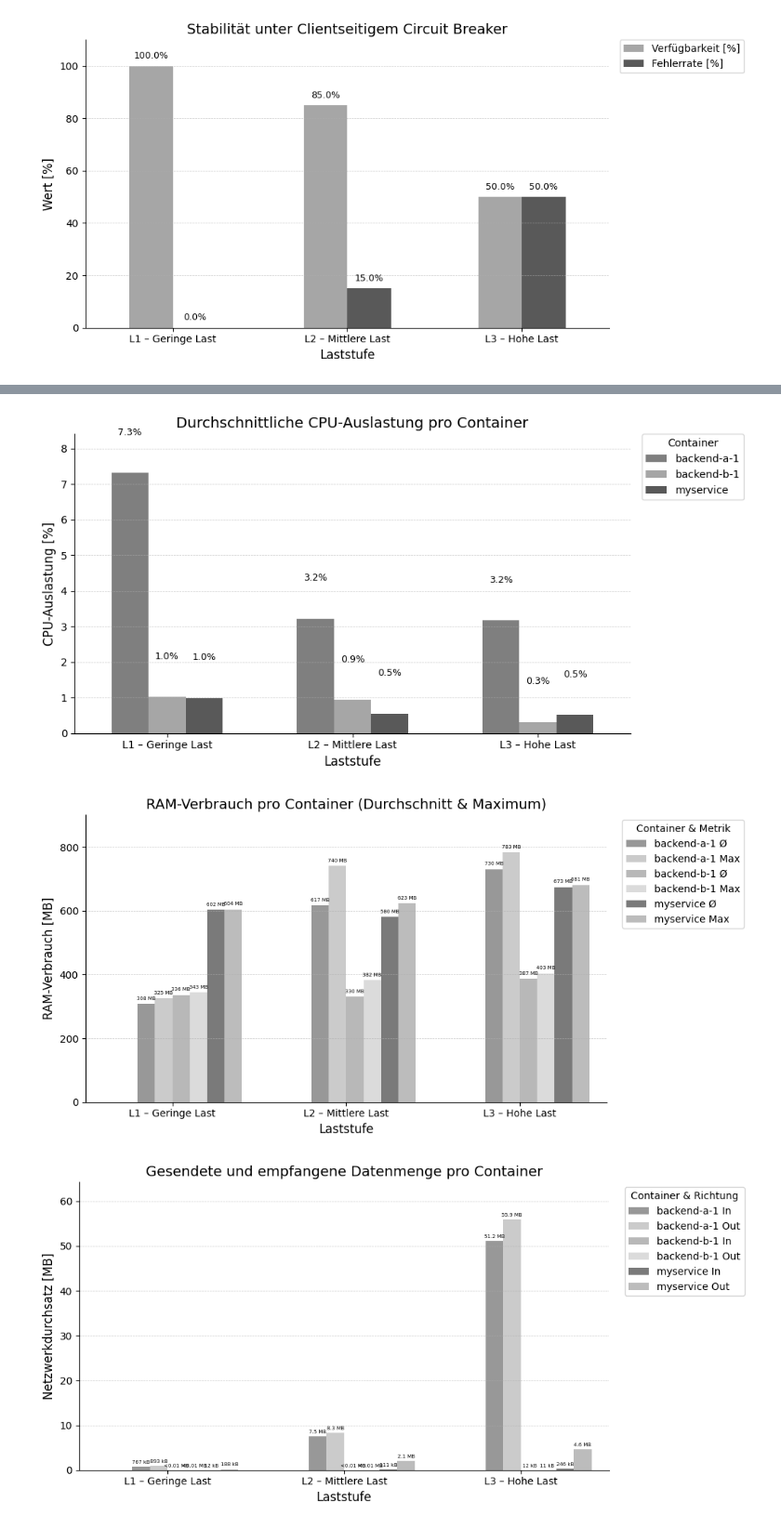
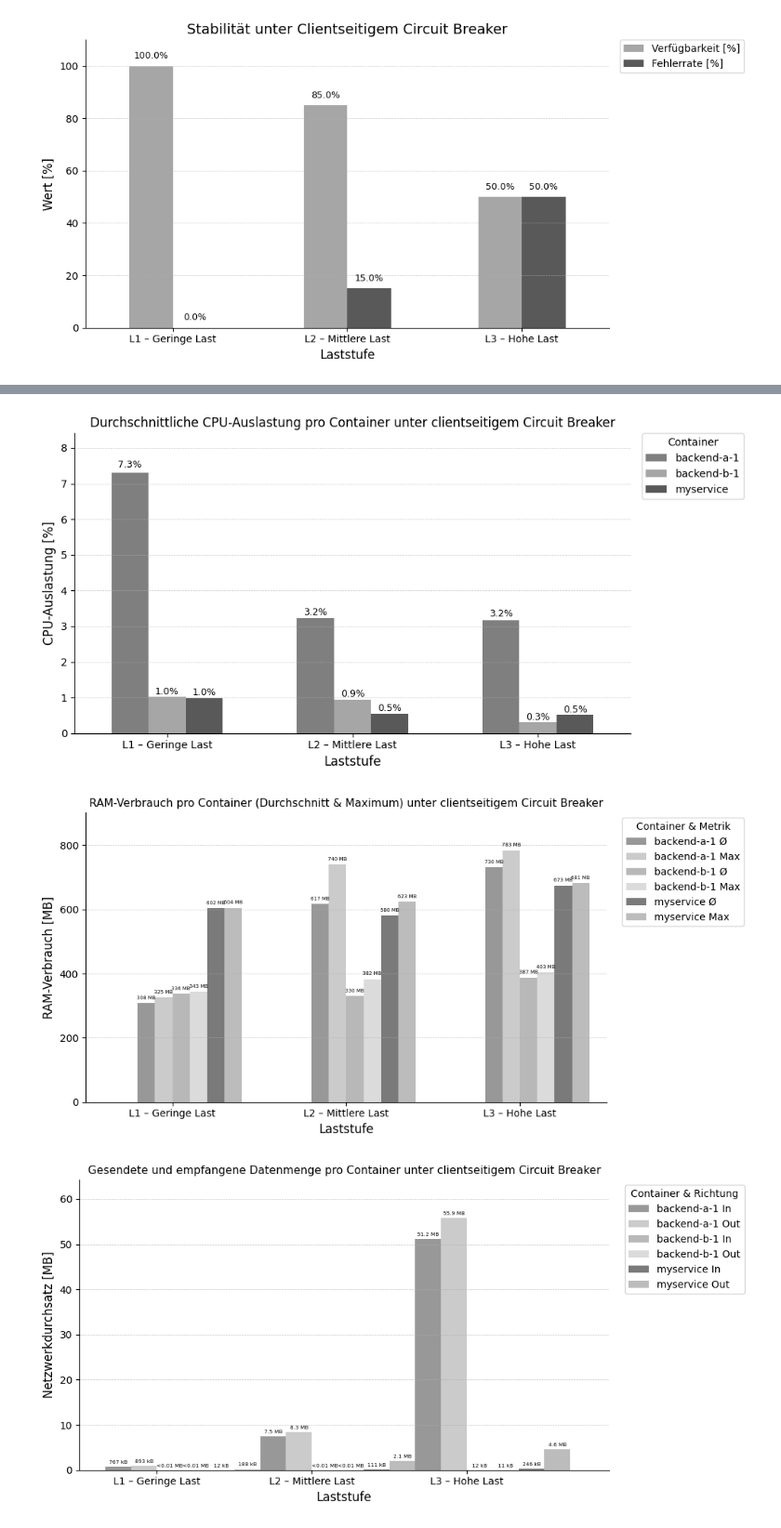
Before and after one commit to semmel92/BA_REIHS_PROJECT, a Jupyter notebook: BA_Notebook/cilentCircuitBreaker.ipynb, the cells around one changed output, grey strips where cells are left out. Shown at 93% size. Cells and saved outputs as stored; diff of their text form; code cells hidden in the pictures.

```diff
--- a/BA_Notebook/cilentCircuitBreaker.ipynb
+++ b/BA_Notebook/cilentCircuitBreaker.ipynb
@@ -378,7 +378,7 @@ annotate_bars(bars_fail, fehler)
 
 ax.set_xlabel("Laststufe und Service", fontsize=12)
 ax.set_ylabel("Wert [%]", fontsize=12)
-ax.set_title("Stabilität nach Service und Laststufe", fontsize=14)
+ax.set_title("Verfügbarkeit Backend-A & Backend-B unter clientseitigem Circuit Breaker", fontsize=14)
 
 ax.set_xticks(data_x)
 ax.set_xticklabels(labels_x, rotation=45, ha='right')
@@ -504,7 +504,7 @@ for i, bar in enumerate(bars):
 # Achsentitel & Diagrammtitel
 ax.set_xlabel("Laststufe", fontsize=12)
 ax.set_ylabel("Fehlgeschlagene Aufrufe [Anzahl]", fontsize=12)
-ax.set_title("Fehlgeschlagene Service-Calls unter Serverseitigem Circuit Breaker", fontsize=14)
+ax.set_title("Fehlgeschlagene Service-Calls unter clientseitigem Circuit Breaker", fontsize=14)
 
 # Achsen-Formatierung
 ax.set_xticks(data_x)
@@ -557,12 +557,12 @@ for i, name in enumerate(container):
     # Balkenbeschriftung
     for j, bar in enumerate(bars):
         height = bar.get_height()
-        ax.text(bar.get_x() + bar.get_width() / 2, height + 1, f"{height:.1f}%", ha='center', va='bottom', fontsize=9)
+        ax.text(bar.get_x() + bar.get_width() / 2, height + height * 0.01, f"{height:.1f}%", ha='center', va='bottom', fontsize=9)
 
 # --- Achsentitel und Diagrammtitel ---
 ax.set_xlabel("Laststufe", fontsize=12)
 ax.set_ylabel("CPU-Auslastung [%]", fontsize=12)
-ax.set_title("Durchschnittliche CPU-Auslastung pro Container", fontsize=14)
+ax.set_title("Durchschnittliche CPU-Auslastung pro Container unter clientseitigem Circuit Breaker", fontsize=12)
 
 # --- X-Achse formatieren ---
 ax.set_xticks(data_x)
@@ -586,7 +586,7 @@ plt.tight_layout()
 plt.subplots_adjust(right=0.8)
 plt.show()
 # %% [output]
-[figure, old version]
+[figure, new version]
 # %%
 import matplotlib.pyplot as plt
 import numpy as np
@@ -636,7 +636,7 @@ for i, cont in enumerate(container):
 # Achsenbeschriftung & Formatierung
 ax.set_xlabel("Laststufe", fontsize=12)
 ax.set_ylabel("RAM-Verbrauch [MB]", fontsize=12)
-ax.set_title("RAM-Verbrauch pro Container (Durchschnitt & Maximum)", fontsize=14)
+ax.set_title("RAM-Verbrauch pro Container (Durchschnitt & Maximum) unter clientseitigem Circuit Breaker", fontsize=11)
 
 ax.set_xticks(data_x)
 ax.set_xticklabels(laststufen)
@@ -655,7 +655,7 @@ plt.tight_layout()
 plt.subplots_adjust(right=0.8)
 plt.show()
 # %% [output]
-[figure, old version]
+[figure, new version]
 # %%
 import matplotlib.pyplot as plt
 import numpy as np
@@ -669,7 +669,7 @@ container = net_in.columns.tolist()
 data_x = np.arange(len(laststufen))
 
 # Breiten
-group_width = 0.6
+group_width = 1.0
 bar_width = group_width / (len(container) * 2)
 
 # Farben
@@ -706,41 +706,43 @@ for i, cont in enumerate(container):
         h = bar.get_height()
         if not np.isnan(h):
             label = format_label(h)
-            ax.text(bar.get_x() + bar.get_width() / 2, h + 0.5, label, ha='center', va='bottom', fontsize=5)
+            ax.text(bar.get_x() + bar.get_width() / 2, h + 0.5, label, ha='center', va='bottom', fontsize=5.3)
     for bar in bars_out:
         h = bar.get_height()
         if not np.isnan(h):
             label = format_label(h)
-            ax.text(bar.get_x() + bar.get_width() / 2, h + 0.5, label, ha='center', va='bottom', fontsize=5)
+            ax.text(bar.get_x() + bar.get_width() / 2, h + 0.5, label, ha='center', va='bottom', fontsize=5.3)
 
 # Achsen & Titel
 ax.set_xlabel("Laststufe", fontsize=12)
 ax.set_ylabel("Netzwerkdurchsatz [MB]", fontsize=12)
-ax.set_title("Gesendete und empfangene Datenmenge pro Container", fontsize=14)
+ax.set_title("Gesendete und empfangene Datenmenge pro Container unter clientseitigem Circuit Breaker", fontsize=11)
 
 # X-Achse
 ax.set_xticks(data_x)
 ax.set_xticklabels(laststufen)
 ax.tick_params(axis='both', labelsize=10)
 
 # Gitter
 ax.grid(axis='y', linestyle='--', linewidth=0.5, alpha=0.7)
 
 # Rahmen
 for spine in ['top', 'right']:
     ax.spines[spine].set_visible(False)
 
 # Achsenbereich
 y_max = np.nanmax([net_in.values.max(), net_out.values.max()]) * 1.15
 ax.set_ylim(0, y_max)
-ax.set_xlim(-0.5, len(laststufen) - 0.5)
+# Berechne die maximale Verschiebung pro Gruppe nach rechts
+versatz_max = (len(container) - 0.5) * bar_width
+ax.set_xlim(-0.5, len(laststufen) - 0.5 + versatz_max)
 
 # Legende
 ax.legend(title="Container & Richtung", loc='upper left', bbox_to_anchor=(1.02, 1))
 
 # Layout
 plt.tight_layout()
 plt.subplots_adjust(right=0.8)
 plt.show()
 # %% [output]
-[figure, old version]
+[figure, new version]
```
Also changed, not shown: parts of 2 cells of this notebook, 2 other files.
